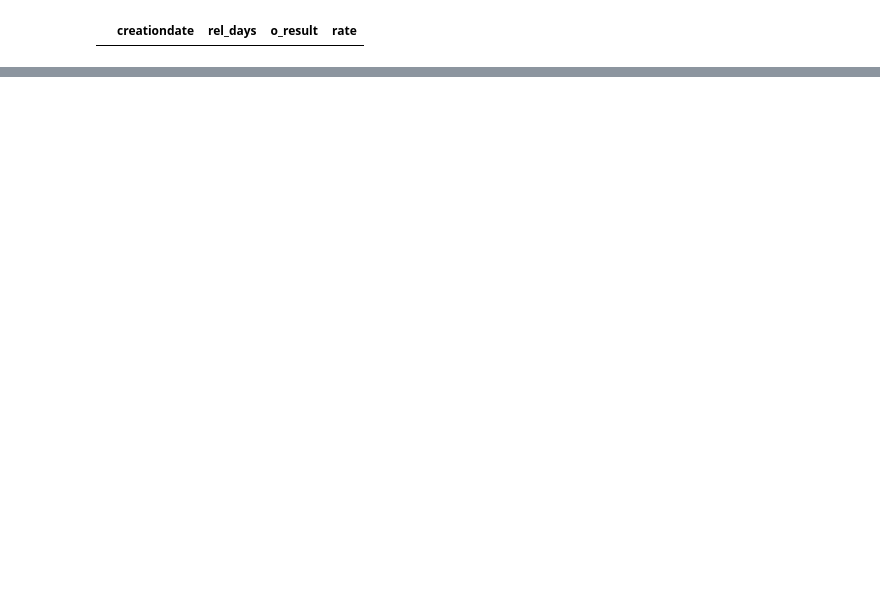
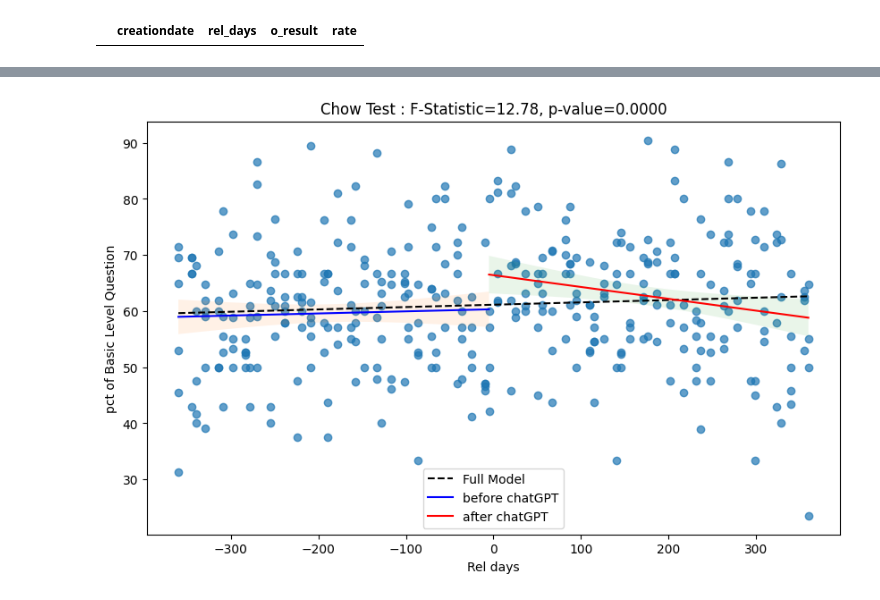
Before and after one commit to boysbeanxious/stackoverflow_src, a Jupyter notebook: LLM/3_visualization_sample_ver3.ipynb, the cells around one changed output, grey strips where cells are left out. Cells and saved outputs as stored; diff of their text form; code cells hidden in the pictures; blank space fills up the shorter version.

```diff
--- a/LLM/3_visualization_sample_ver3.ipynb
+++ b/LLM/3_visualization_sample_ver3.ipynb
@@ -265,3 +267,7 @@ plt.show();
 m_chk_cnt_0[m_chk_cnt_0['rel_days'] ==1]
 # %% [output]
 |  | creationdate | rel_days | o_result | rate |
+# %%
+st_0 = st.Stats(m_chk_cnt_0['rel_days'].values, m_chk_cnt_0['rate'].values, 2, 0.95)
+st_1 = st.Stats(m_chk_cnt_1['rel_days'].values, m_chk_cnt_1['rate'].values, 2, 0.95)
+st_2 = st.Stats(m_chk_cnt_2['rel_days'].values, m_chk_cnt_2['rate'].values, 2, 0.95)
@@ -267,0 +305,27 @@ m_chk_cnt_0[m_chk_cnt_0['rel_days'] ==1]
+# %%
+x = m_chk_cnt_1['rel_days'].values
+y = m_chk_cnt_1['rate'].values
+
+split_idx = np.argmax(np.where(x <= 0))
+x1= x[:split_idx]
+x2= x[split_idx:]
+# 시각화
+plt.figure(figsize=(10, 6))
+plt.scatter(x, y,  alpha=0.7)
+plt.plot(x, st_1.y_predict, label="Full Model", linestyle="--", color="black")
+
+
+plt.plot(x1, st_1.y1_predict, label="before chatGPT", color="blue", linewidth='1.5')
+plt.fill_between(x1, st_1.y1_predict - st_1.y1_conf_interval, st_1.y1_predict + st_1.y1_conf_interval, alpha=0.1)
+
+plt.plot(x2, st_1.y2_predict, label="after chatGPT", color="red", linewidth='1.5')
+plt.fill_between(x2, st_1.y2_predict - st_1.y2_conf_interval, st_1.y2_predict + st_1.y2_conf_interval, alpha=0.1)
+
+
+plt.legend()
+plt.title(f"Chow Test : F-Statistic={F_stat_0:.2f}, p-value={p_value_0:.4f}")
+plt.xlabel("Rel days")
+plt.ylabel("pct of Basic Level Question")
+plt.show()
+# %% [output]
+[figure, added]
```
Also changed, not shown: parts of 12 cells of this notebook, 7 other files.
